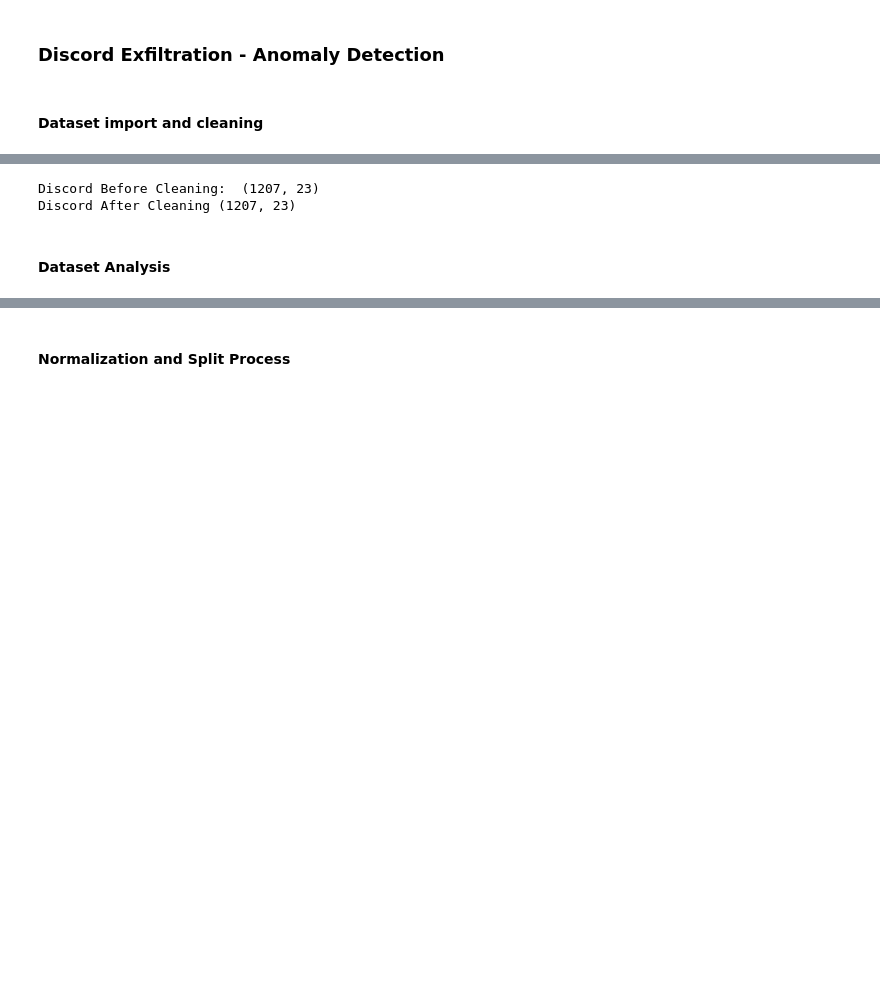
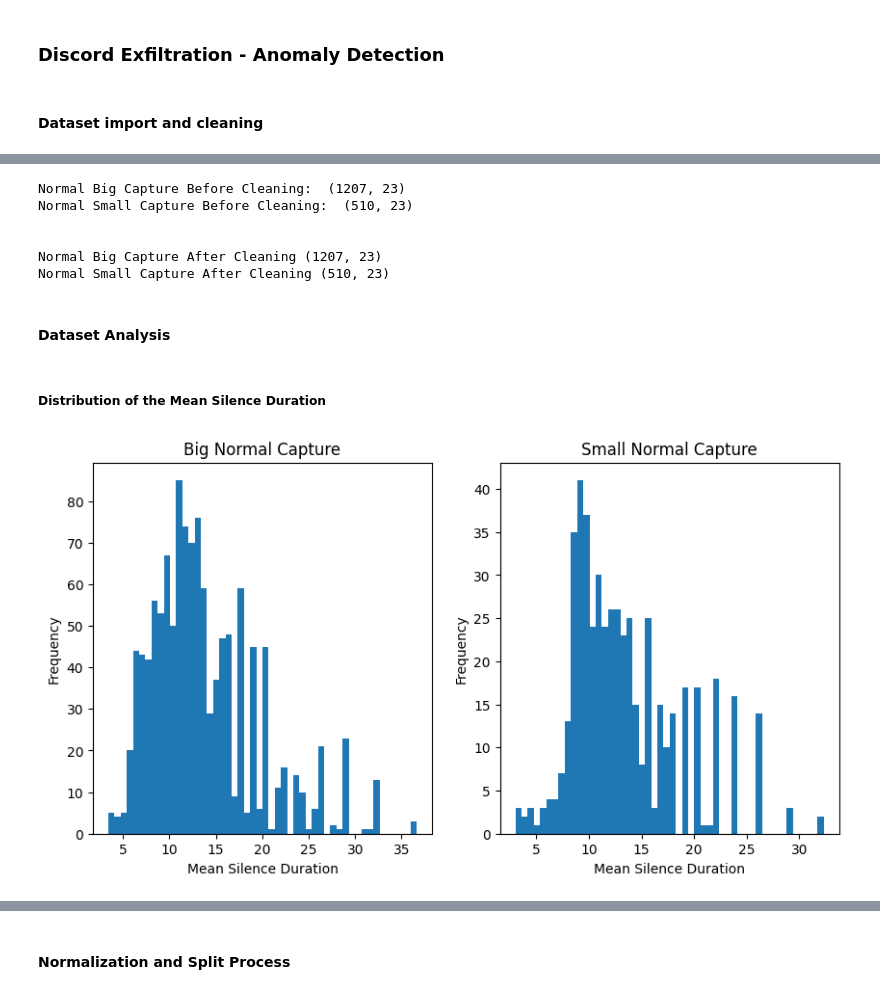
Before and after one commit to NiMouh/discord_exfiltration, a Jupyter notebook: src/modeling.ipynb, the cells around one changed output, grey strips where cells are left out. Saved outputs shown, nothing was run; the diff lists cells and outputs as text; code cells hidden in the pictures; blank space fills up the shorter version.

```diff
--- a/src/modeling.ipynb
+++ b/src/modeling.ipynb
@@ -10,9 +14,9 @@ from sklearn.svm import OneClassSVM
 #### Dataset import and cleaning
 # %%
 # Read the CSV file (remove the index column)
-discord_observation_dataset = pd.read_csv('tests/alex_sample2_features_m3_w[300]_s30.csv', delimiter=',')
+discord_normal_observation_dataset = pd.read_csv('tests/alex_sample_features_m3_w[300]_s30.csv', delimiter=',')
 
 # Display the first few rows of the dataframe
-print("Shape: ",discord_observation_dataset.shape)
-discord_observation_dataset.head()
+print("Big Normal Shape: ",discord_normal_observation_dataset.shape)
+discord_normal_observation_dataset.head()
 # %% [output]
@@ -24,3 +28,8 @@ Shape:  (1207, 23)
 | 3 | 11.500 | 77.667 | 1.043 | 0.042 | ... |
 | 4 | 12.043 | 122.737 | 1.045 | 0.043 | ... |
 5 rows × 23 columns
+# %%
+discord_small_normal_observation_dataset = pd.read_csv('tests/alex_small_sample_features_m3_w[300]_s30.csv', delimiter=',')
+
+print("Small Normal Shape: ",discord_small_normal_observation_dataset.shape)
+discord_small_normal_observation_dataset.head()
@@ -27,12 +45,36 @@ Shape:  (1207, 23)
 # %%
-print("Discord Before Cleaning: ",discord_observation_dataset.shape)
+print("Normal Big Capture Before Cleaning: ",discord_normal_observation_dataset.shape)
+print("Normal Small Capture Before Cleaning: ",discord_small_normal_observation_dataset.shape)
 
 # Remove all the rows with 'mean_activity_duration' == 0
-discord_observation_dataset = discord_observation_dataset[discord_observation_dataset['mean_activity_duration'] != 0]
+discord_normal_observation_dataset = discord_normal_observation_dataset[discord_normal_observation_dataset['mean_activity_duration'] != 0]
+discord_small_normal_observation_dataset = discord_small_normal_observation_dataset[discord_small_normal_observation_dataset['mean_activity_duration'] != 0]
 
-print("Discord After Cleaning", discord_observation_dataset.shape)
+print("\n\nNormal Big Capture After Cleaning", discord_normal_observation_dataset.shape)
+print("Normal Small Capture After Cleaning", discord_small_normal_observation_dataset.shape)
 # %% [output]
-Discord Before Cleaning:  (1207, 23)
-Discord After Cleaning (1207, 23)
+Normal Big Capture Before Cleaning:  (1207, 23)
+Normal Small Capture Before Cleaning:  (510, 23)
+
+
+Normal Big Capture After Cleaning (1207, 23)
+Normal Small Capture After Cleaning (510, 23)
 # %% [markdown]
 #### Dataset Analysis
+# %% [markdown]
+##### Distribution of the Mean Silence Duration
+# %%
+plt.figure(figsize=(10, 5))
+plt.subplot(1, 2, 1)
+plt.hist(discord_normal_observation_dataset['mean_silence_duration'], bins=50)
+plt.title('Big Normal Capture')
+plt.xlabel('Mean Silence Duration')
+plt.ylabel('Frequency')
+plt.subplot(1, 2, 2)
+plt.hist(discord_small_normal_observation_dataset['mean_silence_duration'], bins=50)
+plt.title('Small Normal Capture')
+plt.xlabel('Mean Silence Duration')
+plt.ylabel('Frequency')
+plt.show()
+# %% [output]
+[figure, added]
```
Also changed, not shown: parts of 18 cells of this notebook, 3 other files.
